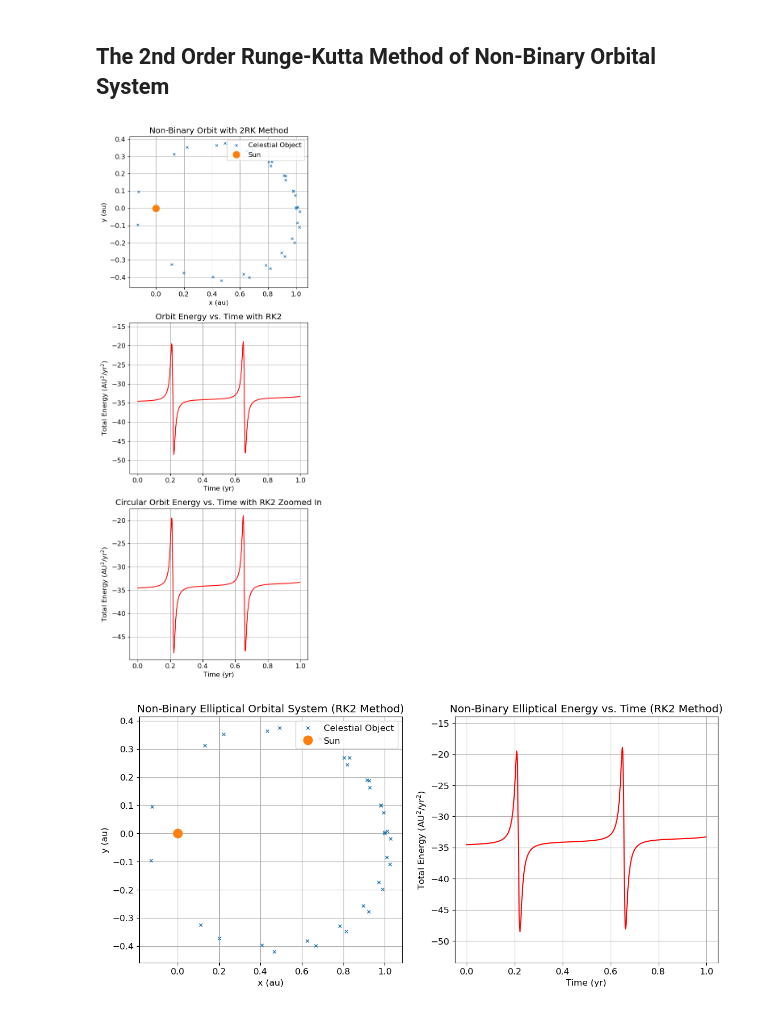
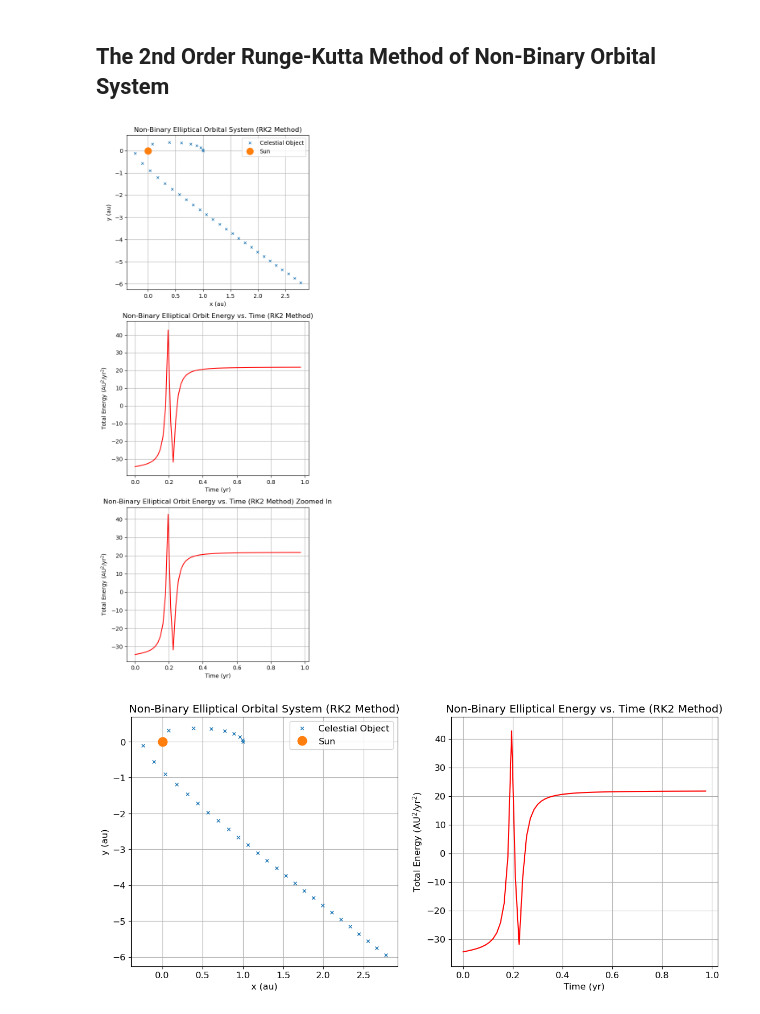
Before and after one commit to daylight08365/Labs, a Jupyter notebook: RK2/2rkorbit.ipynb, the cells around one changed output. Cells and saved outputs as stored; diff of their text form; code cells hidden in the pictures.

```diff
--- a/RK2/2rkorbit.ipynb
+++ b/RK2/2rkorbit.ipynb
@@ -30,7 +30,7 @@ T = np.sqrt(((4*(np.pi**2))/G*M)*R**3)
 
 # the time step - small iteration for the loop to show the approximate motion at that time for that x amount of time
 
-dt = 0.0015
+dt = 0.015 # value to change
 step = int(T/dt)    # how many years iteration
 
 # to store the trajectories, use arrays
@@ -78,7 +78,7 @@ for i in range(step):
     vy = vy + (dt*k2_vy)
 
     # snapshot interval
-    snap = 20
+    snap = 2   # value to change
     if i % snap == 0:
         xvalues.append(x)
         yvalues.append(y)
@@ -95,36 +95,36 @@ for i in range(step):
 # %%
 plt.figure(figsize=(5.5,14))
 
 # plotting the graph
 plt.subplot(3,1,1)
 plt.plot(xvalues, yvalues, 'x', markersize = 5, label = "Celestial Object")
 plt.plot(0, 0, "o", markersize = 12, label = "Sun")   # the Sun marker
-plt.title('Non-Binary Orbit with 2RK Method')
+plt.title('Non-Binary Elliptical Orbital System (RK2 Method)')
 plt.xlabel("x (au)")
 plt.ylabel("y (au)")
 plt.legend(loc='upper right')
 plt.grid()
 
 # energy time graph
 plt.subplot(3,1,2)
 plt.plot(times, energies, color='red')
 plt.ylim(min(energies)-5, max(energies)+5)
-plt.title('Orbit Energy vs. Time with RK2')
+plt.title('Non-Binary Elliptical Orbit Energy vs. Time (RK2 Method)')
 plt.xlabel("Time (yr)")
 plt.ylabel("Total Energy (AU$^2$/yr$^2$)")
 plt.grid()
 
 # energy time plot zoomed in
 plt.subplot(3,1,3)
 plt.plot(times, energies, color='red')
-plt.title('Circular Orbit Energy vs. Time with RK2 Zoomed In')
+plt.title('Non-Binary Elliptical Orbit Energy vs. Time (RK2 Method) Zoomed In')
 plt.xlabel("Time (yr)")
 plt.ylabel("Total Energy (AU$^2$/yr$^2$)")
 plt.grid()
 
 plt.tight_layout()
 # %% [output]
-[figure, old version]
+[figure, new version]
 # %%
 plt.figure(figsize=(14,6))
 plt.rcParams.update({'font.size': 12})
@@ -148,4 +148,4 @@ plt.xlabel("Time (yr)")
 plt.ylabel("Total Energy (AU$^2$/yr$^2$)")
 plt.grid()
 # %% [output]
-[figure, old version]
+[figure, new version]
```
Also changed, not shown: parts of 1 cell of this notebook, 46 other files.
